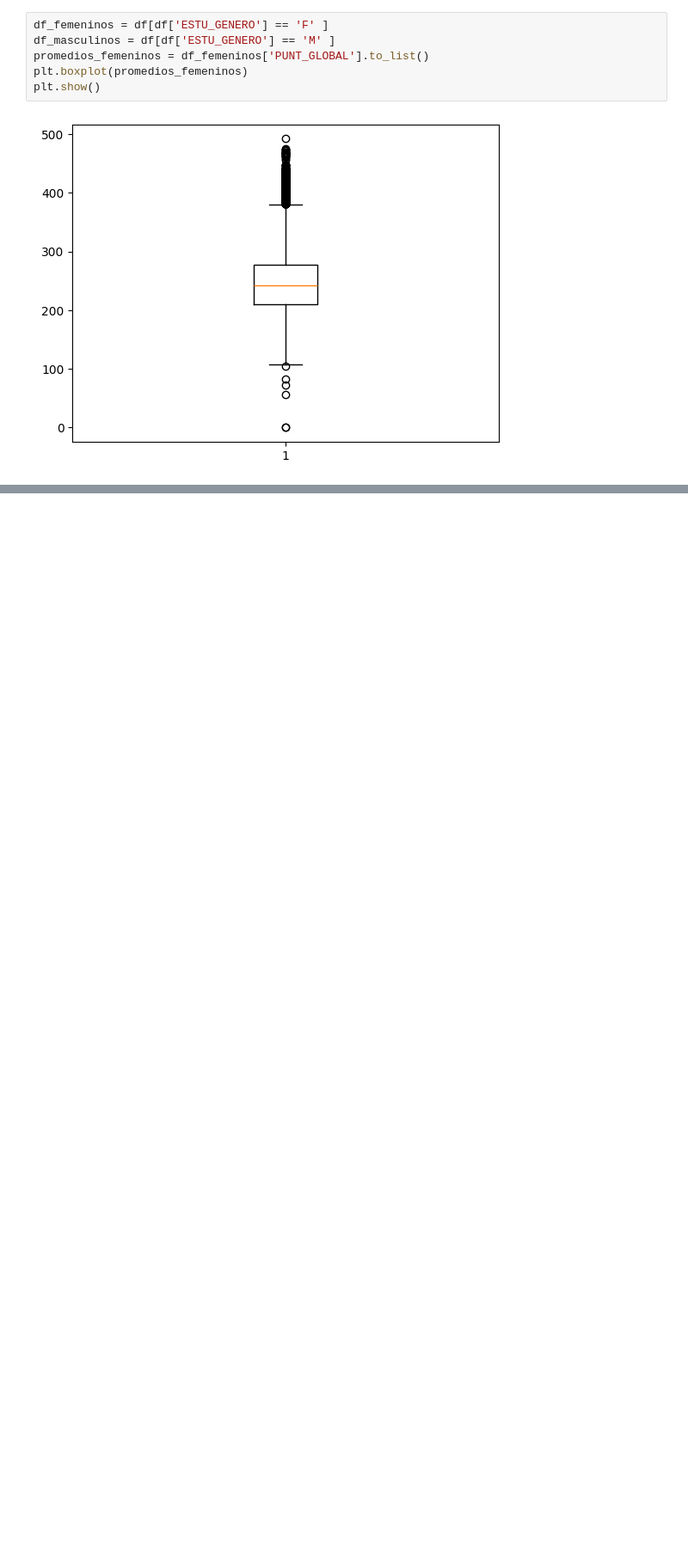
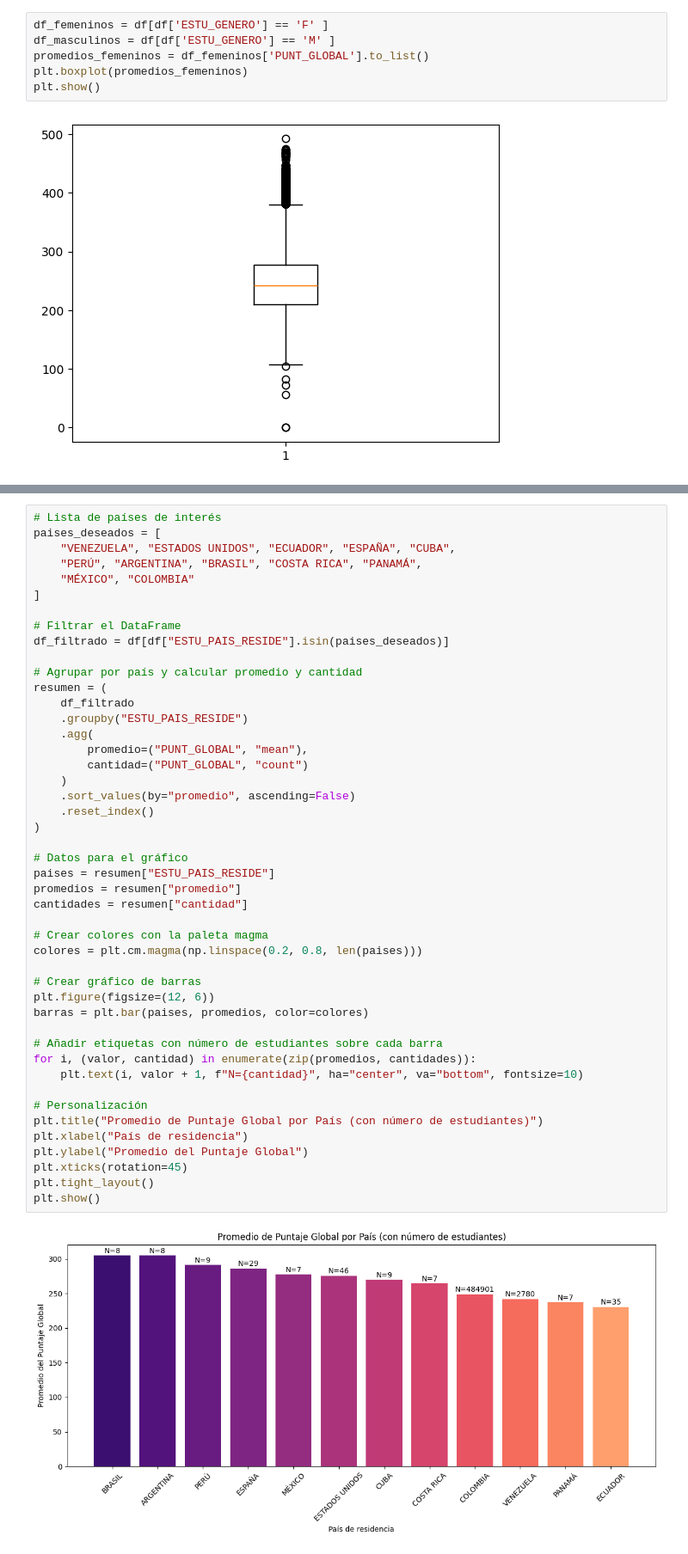
Before and after one commit to fdelav/Analizis-saber-11, a Jupyter notebook: pandas_test.ipynb, the cells around one changed output, grey strips where cells are left out. Shown at 86% size. Drawn from its saved outputs; the diff is of its cells as text; blank space fills up the shorter version.

```diff
--- a/pandas_test.ipynb
+++ b/pandas_test.ipynb
@@ -290,0 +329,48 @@ plt.show()
+# %%
+# Lista de países de interés
+paises_deseados = [
+    "VENEZUELA", "ESTADOS UNIDOS", "ECUADOR", "ESPAÑA", "CUBA",
+    "PERÚ", "ARGENTINA", "BRASIL", "COSTA RICA", "PANAMÁ",
+    "MÉXICO", "COLOMBIA"
+]
+
+# Filtrar el DataFrame
+df_filtrado = df[df["ESTU_PAIS_RESIDE"].isin(paises_deseados)]
+
+# Agrupar por país y calcular promedio y cantidad
+resumen = (
+    df_filtrado
+    .groupby("ESTU_PAIS_RESIDE")
+    .agg(
+        promedio=("PUNT_GLOBAL", "mean"),
+        cantidad=("PUNT_GLOBAL", "count")
+    )
+    .sort_values(by="promedio", ascending=False)
+    .reset_index()
+)
+
+# Datos para el gráfico
+paises = resumen["ESTU_PAIS_RESIDE"]
+promedios = resumen["promedio"]
+cantidades = resumen["cantidad"]
+
+# Crear colores con la paleta magma
+colores = plt.cm.magma(np.linspace(0.2, 0.8, len(paises)))
+
+# Crear gráfico de barras
+plt.figure(figsize=(12, 6))
+barras = plt.bar(paises, promedios, color=colores)
+
+# Añadir etiquetas con número de estudiantes sobre cada barra
+for i, (valor, cantidad) in enumerate(zip(promedios, cantidades)):
+    plt.text(i, valor + 1, f"N={cantidad}", ha="center", va="bottom", fontsize=10)
+
+# Personalización
+plt.title("Promedio de Puntaje Global por País (con número de estudiantes)")
+plt.xlabel("País de residencia")
+plt.ylabel("Promedio del Puntaje Global")
+plt.xticks(rotation=45)
+plt.tight_layout()
+plt.show()
+# %% [output]
+[figure, added]
```
Also changed, not shown: parts of 7 cells of this notebook.
